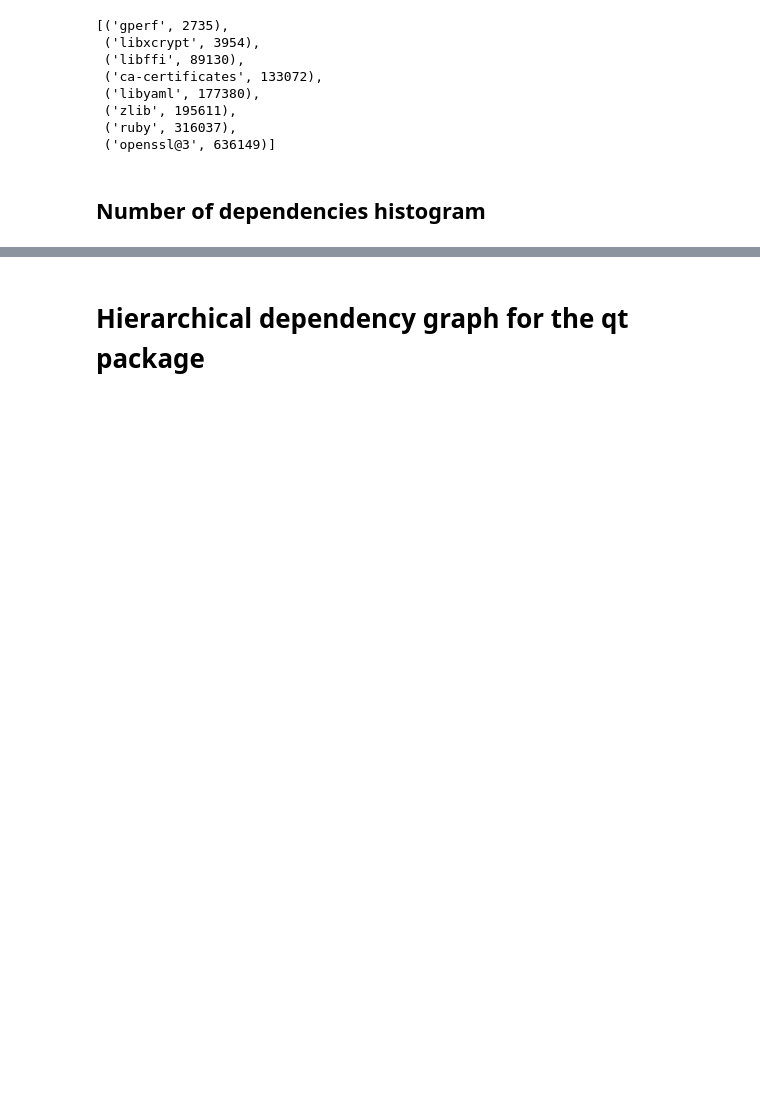
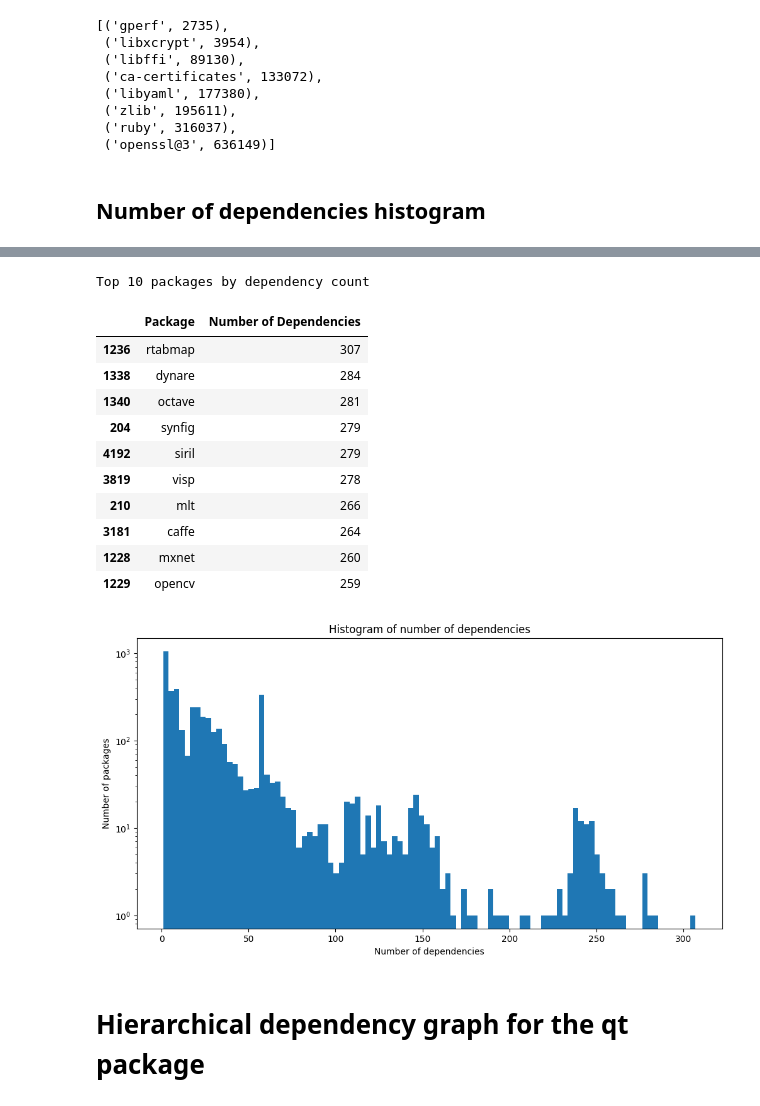
Before and after one commit to Krrer-uni/DAVe, a Jupyter notebook: dave.ipynb, the cells around one changed output, grey strips where cells are left out. Drawn from its saved outputs; the diff is of its cells as text; code cells hidden in the pictures; blank space fills up the shorter version.

Commit message:
all dependency count (with subdependencies (recursively))

```diff
--- a/dave.ipynb
+++ b/dave.ipynb
@@ -196,3 +160,52 @@ Text(0, 0.5, 'Number of packages')
+# %%
+data_dir = Path("data")
+
+
+def count_dependencies_reaching_package(graph, package_node):
+    dependencies = set(nx.ancestors(graph, package_node))
+    return len(dependencies)
+
+
+dependency_counts = {
+    node: count_dependencies_reaching_package(G, node)
+    for node in G.nodes
+    if G.in_degree(node) > 0
+}
+
+dependency_counts_df = pd.DataFrame(
+    list(dependency_counts.items()), columns=["Package", "Number of Dependencies"]
+)
+
+
+print("Top 10 packages by dependency count")
+dependency_counts_df = dependency_counts_df.sort_values(
+    "Number of Dependencies", ascending=False
+)
+
+display(dependency_counts_df.head(10))
+
+
+# histogram of dependency count
+plt.figure(figsize=(12, 6))
+plt.hist(dependency_counts.values(), bins=100, log=True)
+plt.xlabel("Number of dependencies")
+plt.ylabel("Number of packages")
+plt.title("Histogram of number of dependencies")
+plt.show()
+# %% [output]
+Top 10 packages by dependency count
+|  | Package | Number of Dependencies |
+| 1236 | rtabmap | 307 |
+| 1338 | dynare | 284 |
+| 1340 | octave | 281 |
+| 204 | synfig | 279 |
+| 4192 | siril | 279 |
+| 3819 | visp | 278 |
+| 210 | mlt | 266 |
+| 3181 | caffe | 264 |
+| 1228 | mxnet | 260 |
+| 1229 | opencv | 259 |
+[figure, added]
 # %% [markdown]
 # Hierarchical dependency graph for the qt package
 # %%
```
Also changed, not shown: parts of 3 cells of this notebook.
